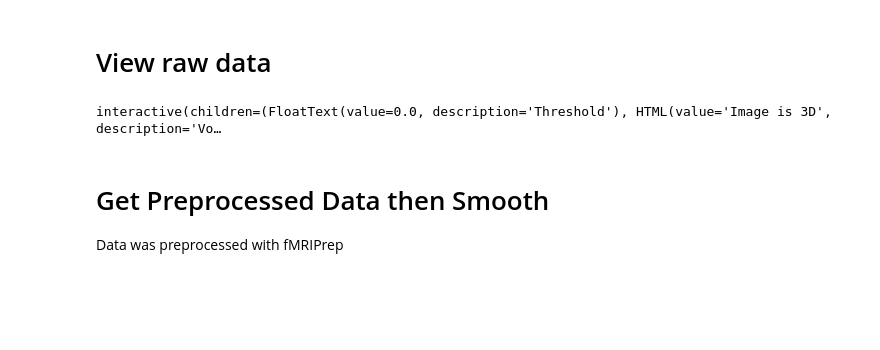
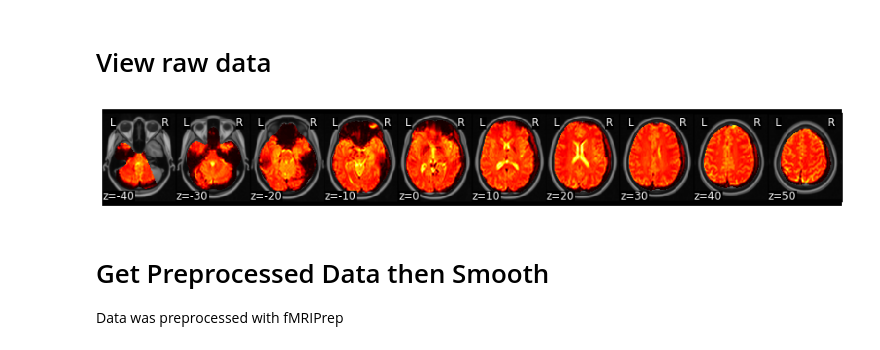
Before and after one commit to tientong98/fMRI_demo, a Jupyter notebook: code/02_PPI.ipynb, the cells around one changed output. Drawn from its saved outputs; the diff is of its cells as text; code cells hidden in the pictures; blank space fills up the shorter version.

Commit message:
change iplot to plot

```diff
--- a/code/02_PPI.ipynb
+++ b/code/02_PPI.ipynb
@@ -37,11 +37,11 @@ fwhm=6
 # %%
 # Compute the voxel_wise mean of functional images across time.
 raw = Brain_Data(layout.get(subject=subject, task='em', scope='raw', suffix='bold', extension='nii.gz', return_type='file')[0])
 mean_raw = raw.mean()
 
-raw.mean().iplot()
+raw.mean().plot()
 # %% [output]
-interactive(children=(FloatText(value=0.0, description='Threshold'), HTML(value='Image is 3D', description='Vo…
+[figure, added]
 # %% [markdown]
 # Get Preprocessed Data then Smooth
 
```
Also changed, not shown: parts of 6 cells of this notebook.
